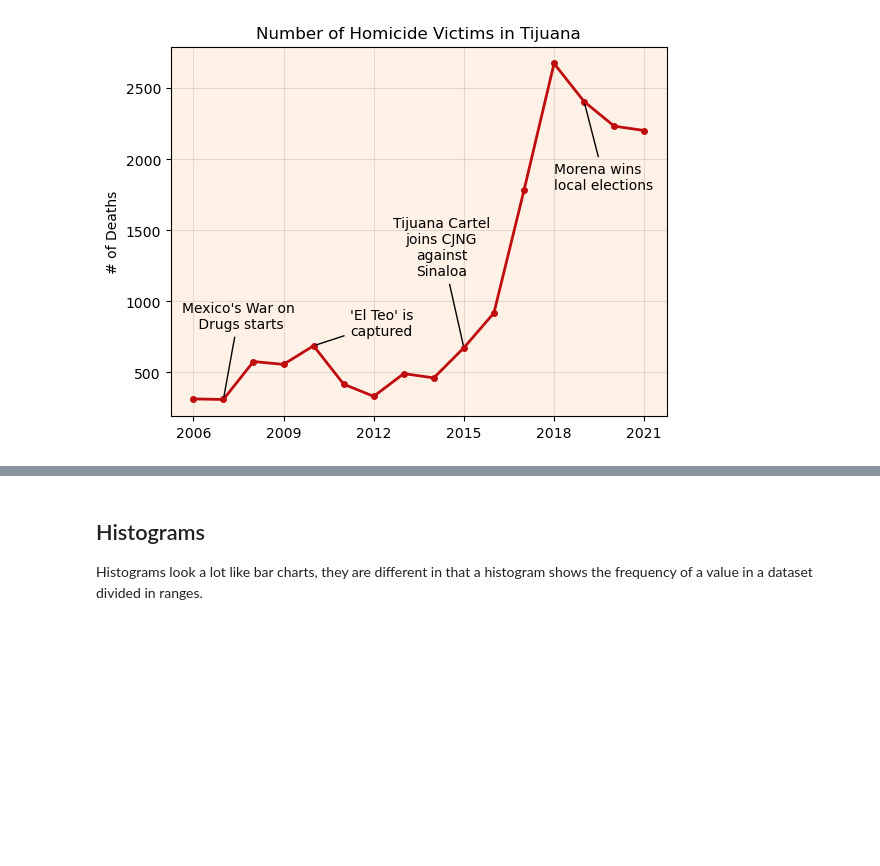
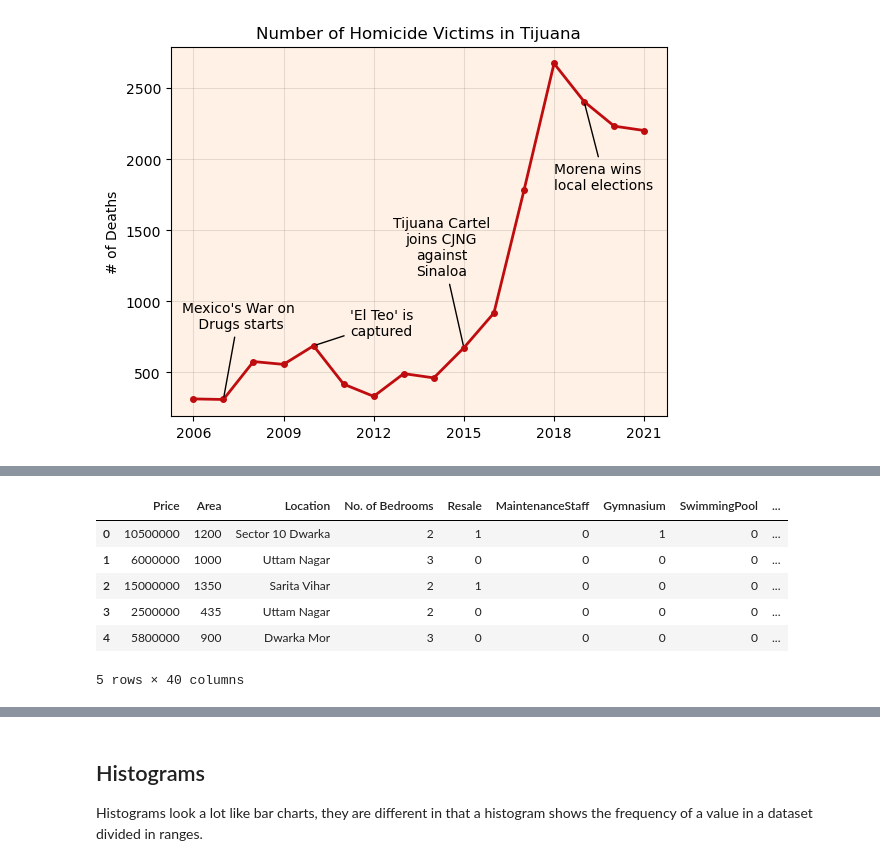
Before and after one commit to puentejose/bertelsmann-data-track, a Jupyter notebook: spreadsheets_4_data_visualization.ipynb, the cells around one changed output, grey strips where cells are left out. Saved outputs shown, nothing was run; the diff lists cells and outputs as text; code cells hidden in the pictures; blank space fills up the shorter version.

```diff
--- a/spreadsheets_4_data_visualization.ipynb
+++ b/spreadsheets_4_data_visualization.ipynb
@@ -156,0 +163,11 @@ plt.show()
+# %%
+de = pd.read_csv('datasets/delhi.csv')
+de.head()
+# %% [output]
+|  | Price | Area | Location | No. of Bedrooms | Resale | MaintenanceStaff | Gymnasium | SwimmingPool | ... |
+| 0 | 10500000 | 1200 | Sector 10 Dwarka | 2 | 1 | 0 | 1 | 0 | ... |
+| 1 | 6000000 | 1000 | Uttam Nagar | 3 | 0 | 0 | 0 | 0 | ... |
+| 2 | 15000000 | 1350 | Sarita Vihar | 2 | 1 | 0 | 0 | 0 | ... |
+| 3 | 2500000 | 435 | Uttam Nagar | 2 | 0 | 0 | 0 | 0 | ... |
+| 4 | 5800000 | 900 | Dwarka Mor | 3 | 0 | 0 | 0 | 0 | ... |
+5 rows × 40 columns
```
Also changed, not shown: parts of 4 cells of this notebook.
